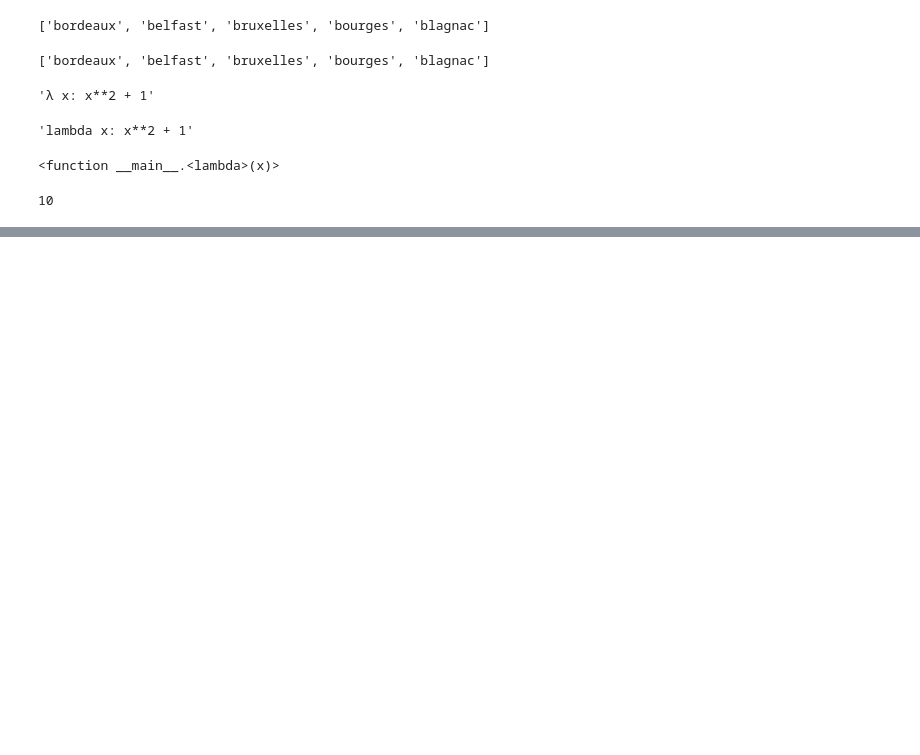
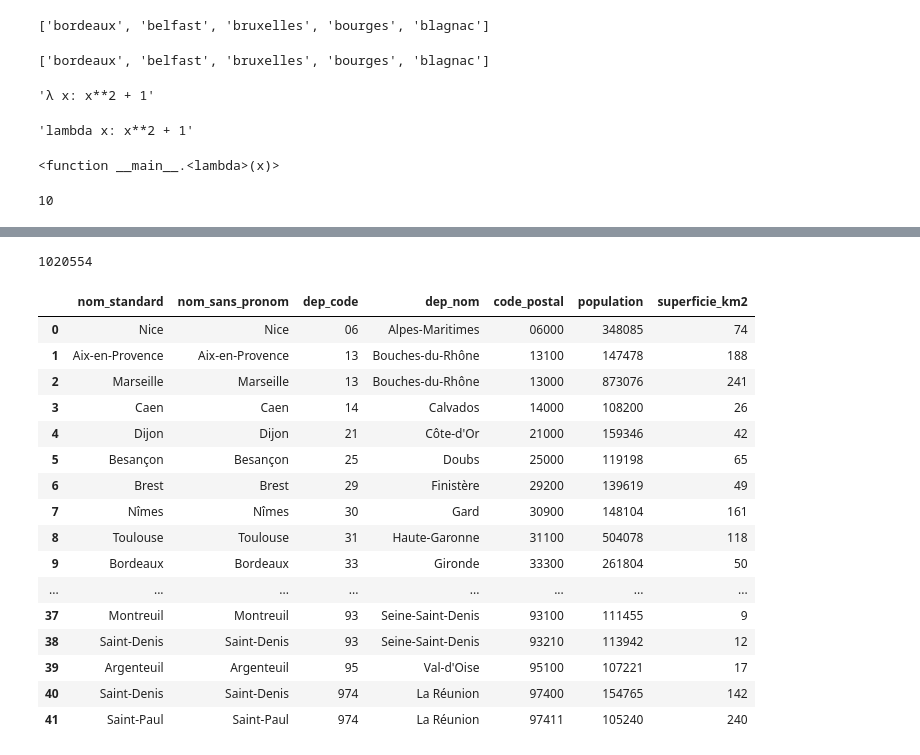
Before and after one commit to matthcol/python202607poo, a Jupyter notebook: day1.ipynb, the cells around one changed output, grey strips where cells are left out. Drawn from its saved outputs; the diff is of its cells as text; code cells hidden in the pictures; blank space fills up the shorter version.

```diff
--- a/day1.ipynb
+++ b/day1.ipynb
@@ -512,0 +515,3 @@ f3(3)
+# %%
+f = open('data/villes100k.json', encoding='UTF-8')
+f
@@ -512,0 +520,3 @@ f3(3)
+# %%
+data = list(f)
+data
@@ -512,0 +543,5 @@ f3(3)
+# %%
+with open('data/villes100k.json', encoding='UTF-8') as f:
+    data = list(f)
+# f.close() même si exception
+data
@@ -512,0 +566,5 @@ f3(3)
+# %%
+with open('data/villes100k.json', encoding='UTF-8') as f:
+    data = json.load(f)
+# f.close() même si exception
+data
@@ -512,0 +658,26 @@ f3(3)
+# %%
+population13 = sum(city['population'] for city in data if city['dep_code'] == '13')
+population13
+# %% [output]
+1020554
+# %%
+df_cities = pd.DataFrame(data)
+df_cities
+# %% [output]
+|  | nom_standard | nom_sans_pronom | dep_code | dep_nom | code_postal | population | superficie_km2 |
+| 0 | Nice | Nice | 06 | Alpes-Maritimes | 06000 | 348085 | 74 |
+| 1 | Aix-en-Provence | Aix-en-Provence | 13 | Bouches-du-Rhône | 13100 | 147478 | 188 |
+| 2 | Marseille | Marseille | 13 | Bouches-du-Rhône | 13000 | 873076 | 241 |
+| 3 | Caen | Caen | 14 | Calvados | 14000 | 108200 | 26 |
+| 4 | Dijon | Dijon | 21 | Côte-d'Or | 21000 | 159346 | 42 |
+| 5 | Besançon | Besançon | 25 | Doubs | 25000 | 119198 | 65 |
+| 6 | Brest | Brest | 29 | Finistère | 29200 | 139619 | 49 |
+| 7 | Nîmes | Nîmes | 30 | Gard | 30900 | 148104 | 161 |
+| 8 | Toulouse | Toulouse | 31 | Haute-Garonne | 31100 | 504078 | 118 |
+| 9 | Bordeaux | Bordeaux | 33 | Gironde | 33300 | 261804 | 50 |
+| ... | ... | ... | ... | ... | ... | ... | ... |
+| 37 | Montreuil | Montreuil | 93 | Seine-Saint-Denis | 93100 | 111455 | 9 |
+| 38 | Saint-Denis | Saint-Denis | 93 | Seine-Saint-Denis | 93210 | 113942 | 12 |
+| 39 | Argenteuil | Argenteuil | 95 | Val-d'Oise | 95100 | 107221 | 17 |
+| 40 | Saint-Denis | Saint-Denis | 974 | La Réunion | 97400 | 154765 | 142 |
+| 41 | Saint-Paul | Saint-Paul | 974 | La Réunion | 97411 | 105240 | 240 |
```
Also changed, not shown: parts of 31 cells of this notebook.
